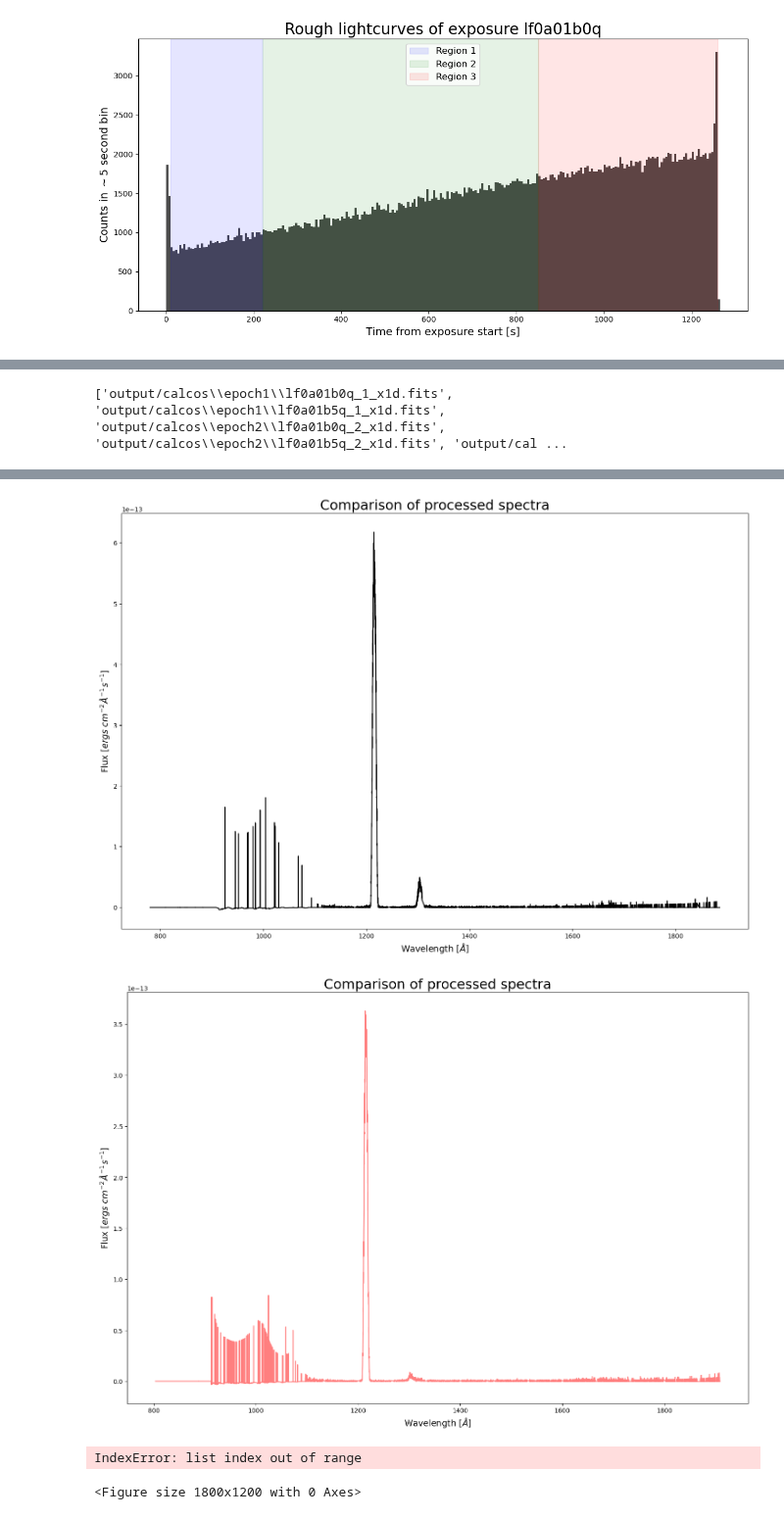
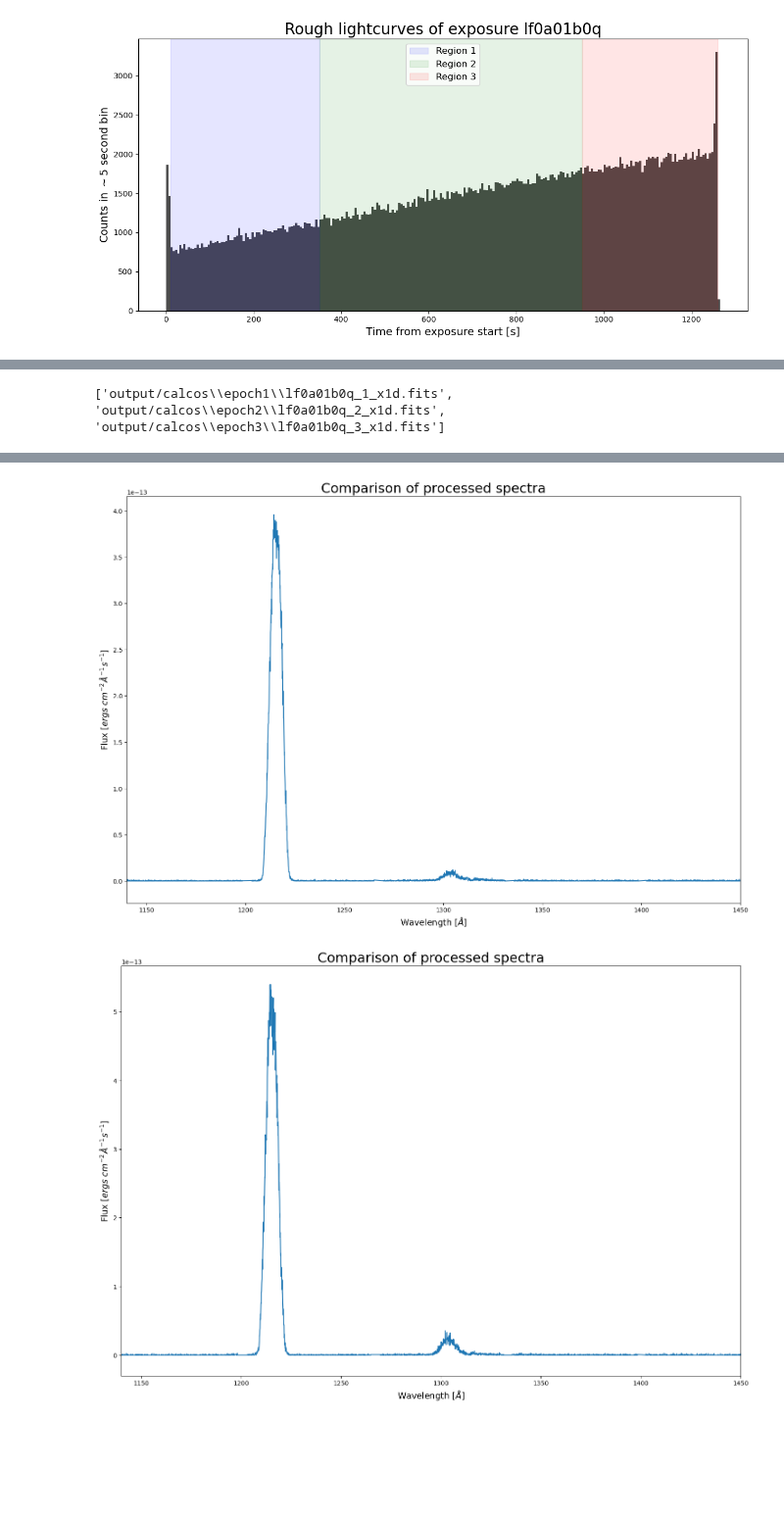
Before and after one commit to seratsaad/ticktock, a Jupyter notebook: time_tag.ipynb, the cells around one changed output, grey strips where cells are left out. Shown at 98% size. Cells and saved outputs as stored; diff of their text form; code cells hidden in the pictures; blank space fills up the shorter version.

Commit message:
modified file to generate night time spectra

```diff
--- a/time_tag.ipynb
+++ b/time_tag.ipynb
@@ -60,7 +63,7 @@ fig = plt.figure(figsize=(12, 10))
 # Using gridspec to let us control panel sizes and locations
 gs = fig.add_gridspec(nrows=2, ncols=2)
 # Get the time data for each exposure
-binsize = 1  # Number of seconds in a bin
+binsize = 0.1  # Number of seconds in a bin
 for i, ctag in enumerate(downloaded_corrtags):
     ax = fig.add_subplot(gs[int(i/2), i % 2])  # make the subplot
     ctab = Table.read(ctag, 1)  # read the data into a table
@@ -107,7 +110,7 @@ hist = plt.hist(event_times, bins=np.arange(0, max(event_times)+binsize, binsize
                 color='k', alpha=0.7)
 
 # Add time ranges "epochs" or "windows of time" as transparent spans:
-epoch_markers = [(10, 220), (220, 850), (850, max(event_times))]
+epoch_markers = [(10, 350), (350, 950), (950, max(event_times))]
 print(f"The length of the exposure is ~{int(max(event_times))} s")
 epoch_labels = ["Region 1", "Region 2", "Region 3"]
 for epoch_time, epoch_label, color in zip(epoch_markers, epoch_labels, "bgr"):
@@ -257,15 +261,13 @@ for i, pfile in enumerate(processed_files):  # Loop through
             pfile)[0]['WAVELENGTH', 'FLUX', 'ERROR', 'DQ']
     dq_mask = np.where(dq == 0) # filter to good quality data
     w, f, ferr = w[dq_mask], f[dq_mask], ferr[dq_mask]
-    plt.plot(w, f,  # Plot each epoch
-             # Epoch2 should stand out
-             alpha=[0.5, 1, 0.5][i], c=['C0', 'k', 'red'][i],
-             label=epoch_label)  # Label with the epoch name
+    plt.plot(w, f)  # Label with the epoch name
 
     plt.title("Comparison of processed spectra", size=22)
     plt.xlabel("Wavelength [$\AA$]", size=14)
     plt.ylabel("Flux [$ergs\ cm^{-2} \AA^{-1}s^{-1}$]", size=14)
+    plt.xlim(1140, 1450)
     plt.show()
     #plt.savefig(plots_dir / f"Compare_spectrum.png", dpi=200)
 # %% [output]
-['output/calcos\\epoch1\\lf0a01b0q_1_x1d.fits', 'output/calcos\\epoch1\\lf0a01b5q_1_x1d.fits', 'output/calcos\\epoch2\\lf0a01b0q_2_x1d.fits', 'output/calcos\\epoch2\\lf0a01b5q_2_x1d.fits', 'output/cal ...
+['output/calcos\\epoch1\\lf0a01b0q_1_x1d.fits', 'output/calcos\\epoch2\\lf0a01b0q_2_x1d.fits', 'output/calcos\\epoch3\\lf0a01b0q_3_x1d.fits']
@@ -273,4 +275,2 @@ for i, pfile in enumerate(processed_files):  # Loop through
-[figure, old version]
+[figure, new version]
-[figure, old version]
+[figure, new version]
-IndexError: list index out of range
-<Figure size 1800x1200 with 0 Axes>
```
Also changed, not shown: parts of 7 cells of this notebook.
